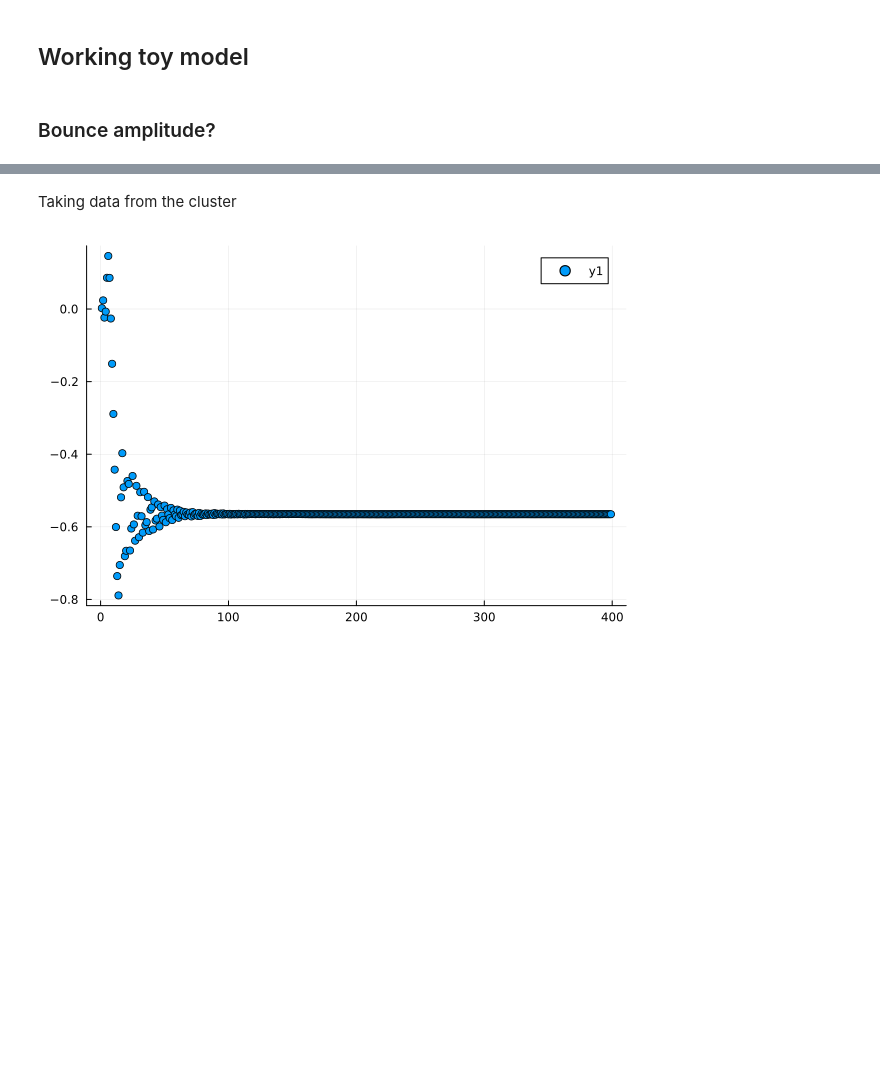
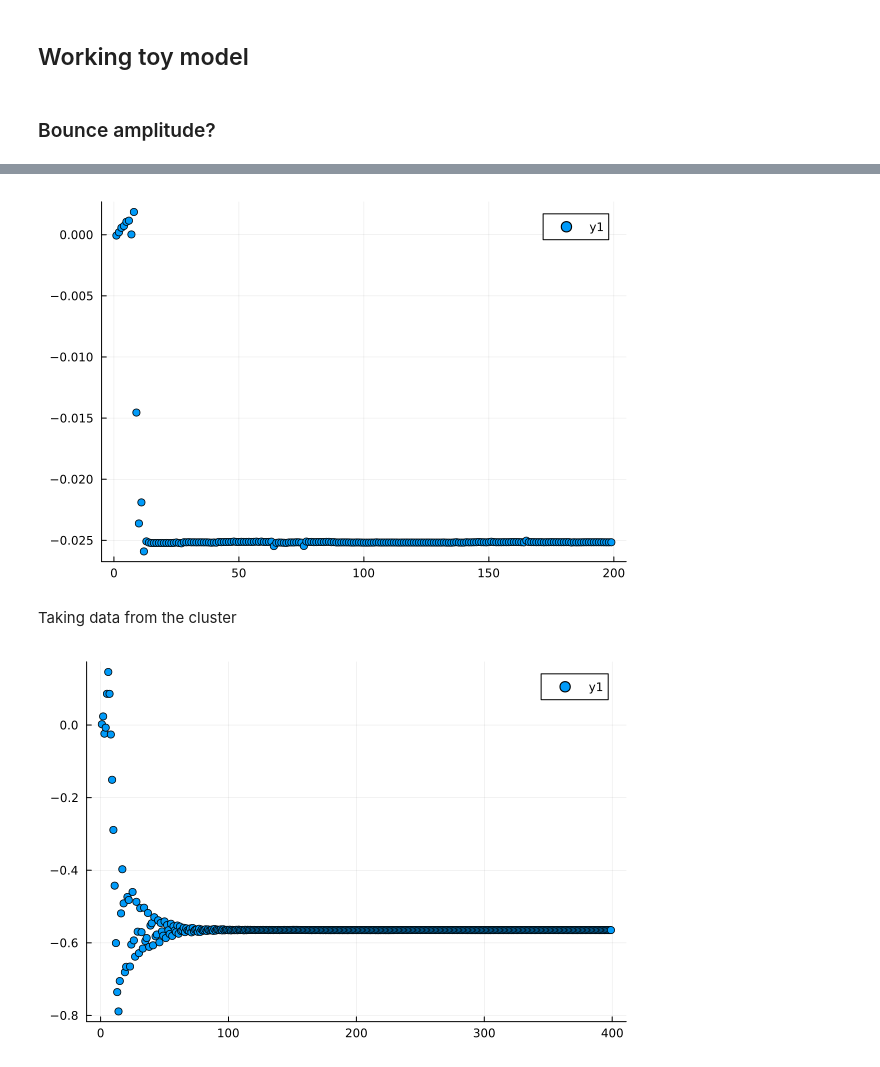
Before and after one commit to Jercheal/3d-cosmology, a Jupyter notebook: 3d_ESF_cosmology.ipynb, the cells around one changed output, grey strips where cells are left out. Drawn from its saved outputs; the diff is of its cells as text; code cells hidden in the pictures; blank space fills up the shorter version.

```diff
--- a/3d_ESF_cosmology.ipynb
+++ b/3d_ESF_cosmology.ipynb
@@ -1445,19 +1432,19 @@ scatter!(1.0:0.5:50.0, real(Z_toy2_phi_measure[1:99,5])./maximum(real(Z_toy2_phi
 # %% [output]
 [figure]
 # %%
-Z_Re_toy_working = readdlm("/home/jercheal/Documents/Physics/Articles/3d csomology/code/data/Z_toy_working_Re_a0=10_a2=30_phi0=2_phi2=4_m=005.txt");
-Z_Im_toy_working = readdlm("/home/jercheal/Documents/Physics/Articles/3d csomology/code/data/Z_toy_working_Im_a0=10_a2=30_phi0=2_phi2=4_m=005.txt");
+Z_Re_toy_working = readdlm("/ssd/ri47hud/Projects/3d Cosmology/codes/data/Z_toy_working_Re_a0=10_a2=30_phi0=2_phi2=4_m=005.txt");
+Z_Im_toy_working = readdlm("/ssd/ri47hud/Projects/3d Cosmology/codes/data/Z_toy_working_Im_a0=10_a2=30_phi0=2_phi2=4_m=005.txt");
 Z_toy_working = [Z_Re_toy_working[i,j] + im * Z_Im_toy_working[i,j] for i in 1:399, j in 1:399];
 
 Zb0_toy_working = [Z_toy_working[b0-1,b1-1]*0.5*b0 for b0 in 2:400, b1 in 2:400];
 Zb1_toy_working = [Z_toy_working[b0-1,b1-1]*0.5*b1 for b0 in 2:400, b1 in 2:400];
 
-Za1_toy_working_Re = readdlm("/home/jercheal/Documents/Physics/Articles/3d csomology/code/data/Za1_toy_working_Re_a0=10_a2=30_phi0=2_phi2=4_m=005.txt");
-Za1_toy_working_Im = readdlm("/home/jercheal/Documents/Physics/Articles/3d csomology/code/data/Za1_toy_working_Im_a0=10_a2=30_phi0=2_phi2=4_m=005.txt");
+Za1_toy_working_Re = readdlm("/ssd/ri47hud/Projects/3d Cosmology/codes/data/Za1_toy_working_Re_a0=10_a2=30_phi0=2_phi2=4_m=005.txt");
+Za1_toy_working_Im = readdlm("/ssd/ri47hud/Projects/3d Cosmology/codes/data/Za1_toy_working_Im_a0=10_a2=30_phi0=2_phi2=4_m=005.txt");
 Za1_toy_working = [Za1_toy_working_Re[i,j] + im*Za1_toy_working_Im[i,j] for i in 1:399, j in 1:399];
 
-Zphi1_toy_working_Re = readdlm("/home/jercheal/Documents/Physics/Articles/3d csomology/code/data/Zphi1_toy_working_Re_a0=10_a2=30_phi0=2_phi2=4_m=005.txt");
-Zphi1_toy_working_Im = readdlm("/home/jercheal/Documents/Physics/Articles/3d csomology/code/data/Zphi1_toy_working_Im_a0=10_a2=30_phi0=2_phi2=4_m=005.txt");
+Zphi1_toy_working_Re = readdlm("/ssd/ri47hud/Projects/3d Cosmology/codes/data/Zphi1_toy_working_Re_a0=10_a2=30_phi0=2_phi2=4_m=005.txt");
+Zphi1_toy_working_Im = readdlm("/ssd/ri47hud/Projects/3d Cosmology/codes/data/Zphi1_toy_working_Im_a0=10_a2=30_phi0=2_phi2=4_m=005.txt");
 Zphi1_toy_working = [Zphi1_toy_working_Re[i,j] + im*Zphi1_toy_working_Im[i,j] for i in 1:399, j in 1:399];
 # %%
 Z_class_toy_working = [Ampl_1slice_toy_working(a0, a1sols[b0-1,b1-1], a2, 0.5*b0, 0.5*b1, ϕ0, ϕ2, m) for b0 in 2:100, b1 in 2:100]
@@ -1615,3 +1617,7 @@ end
+# %%
+scatter(real([wynn(acc_rect(Z_toy_working, 2*n)) for n in 1:199]))
+# %% [output]
+[figure, added]
 # %% [markdown]
 Taking data from the cluster
 # %%
```
Also changed, not shown: parts of 9 cells of this notebook, 9 other files.
